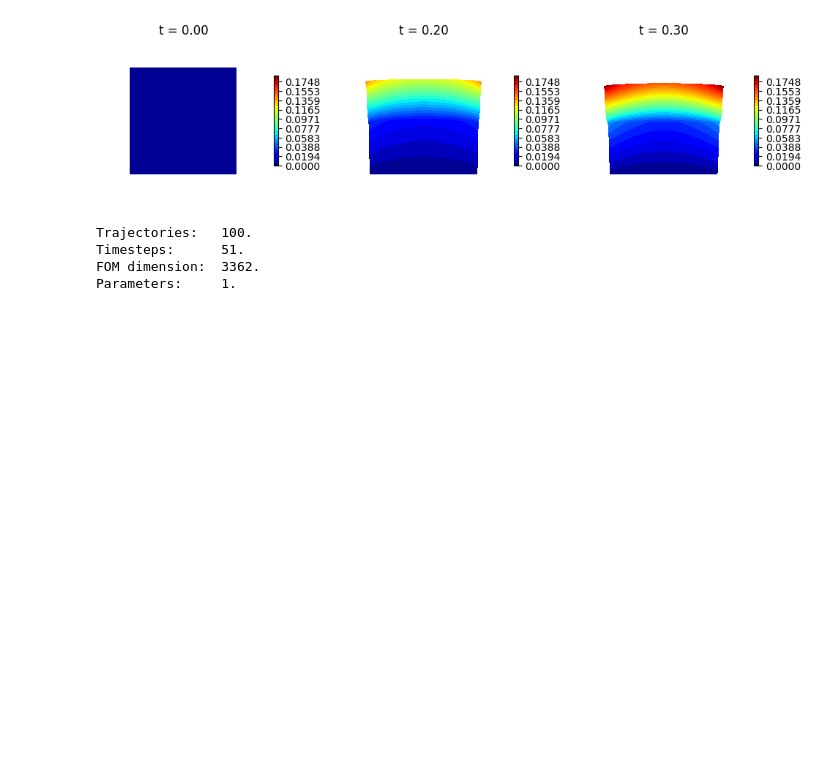
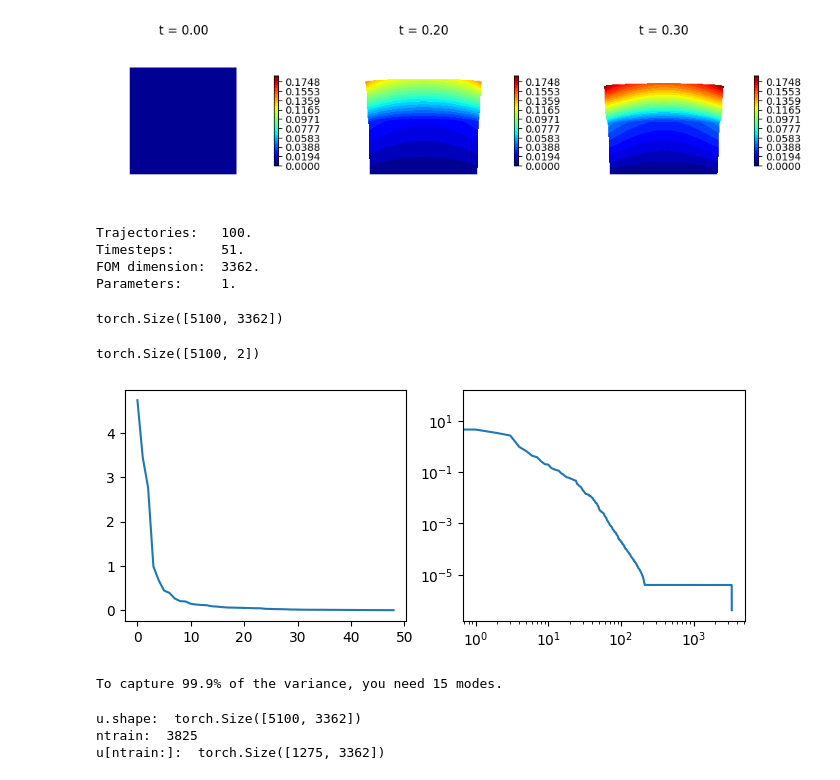
Before and after one commit to Mahshad-RM/MOR, a Jupyter notebook: assignments/exercise_2_linear_elasticity/Assignment_2_Part_1.ipynb, the cells around one changed output. Cells and saved outputs as stored; diff of their text form; code cells hidden in the pictures; blank space fills up the shorter version.

```diff
--- a/Assignments_AE_Sindy(Part_2).ipynb
+++ b/assignments/exercise_2_linear_elasticity/Assignment_2_Part_1.ipynb
@@ -71,10 +71,10 @@ for i, ti in enumerate([0, 10, 15]):
 # %% [output]
 [figure]
 # %%
-ns, nt, nh = u.shape
+ndata, ntimes, nh = u.shape
 p = mu.shape[-1]
-print("Trajectories:\t%d." % ns)
-print("Timesteps:\t%d." % nt)
+print("Trajectories:\t%d." % ndata)
+print("Timesteps:\t%d." % ntimes)
 print("FOM dimension:\t%d." % nh)
 print("Parameters:\t%d." % p)
 # %% [output]
@@ -85,3 +91,37 @@ Parameters:     1.
+# %%
+u = u.reshape(-1, nh)
+u.shape
+# %% [output]
+torch.Size([5100, 3362])
+# %%
+mut = mut.reshape(-1, p+1)
+mut.shape
+# %% [output]
+torch.Size([5100, 2])
+# %%
+ntrain= 75*nt
+from scipy.linalg import svd
+X, s, Yt = svd(u[:ntrain].T, full_matrices = False)
+
+plt.figure(figsize = (8, 3))
+plt.subplot(1, 2, 1)
+plt.plot(s[1:50])
+plt.subplot(1, 2, 2)
+plt.loglog(s)
+plt.show()
+# %% [output]
+[figure, added]
+# %%
+import numpy as np
+
+# Cumulative explained variance (excluding s[0])
+cum_explained = np.cumsum(s[1:]**2) / np.sum(s[1:]**2)
+
+# Find first index where variance ≥ 99%
+k99 = np.argmax(cum_explained >= 0.999) + 1  # +1 to correct for index shift
+print(f"To capture 99.9% of the variance, you need {k99} modes.")
+# %% [output]
+To capture 99.9% of the variance, you need 15 modes.
 # %%
 l2 = L2(Vh)
 clc()
@@ -90,0 +136,9 @@ def error(utrue, upred):
+# %%
+uproj = u @ V @ V.T
+print("u.shape: ", u.shape)
+print("ntrain: ", ntrain)
+print("u[ntrain:]: ", u[ntrain:].shape)
+# %% [output]
+u.shape:  torch.Size([5100, 3362])
+ntrain:  3825
+u[ntrain:]:  torch.Size([1275, 3362])
```
Also changed, not shown: parts of 34 cells of this notebook, 9 other files.
